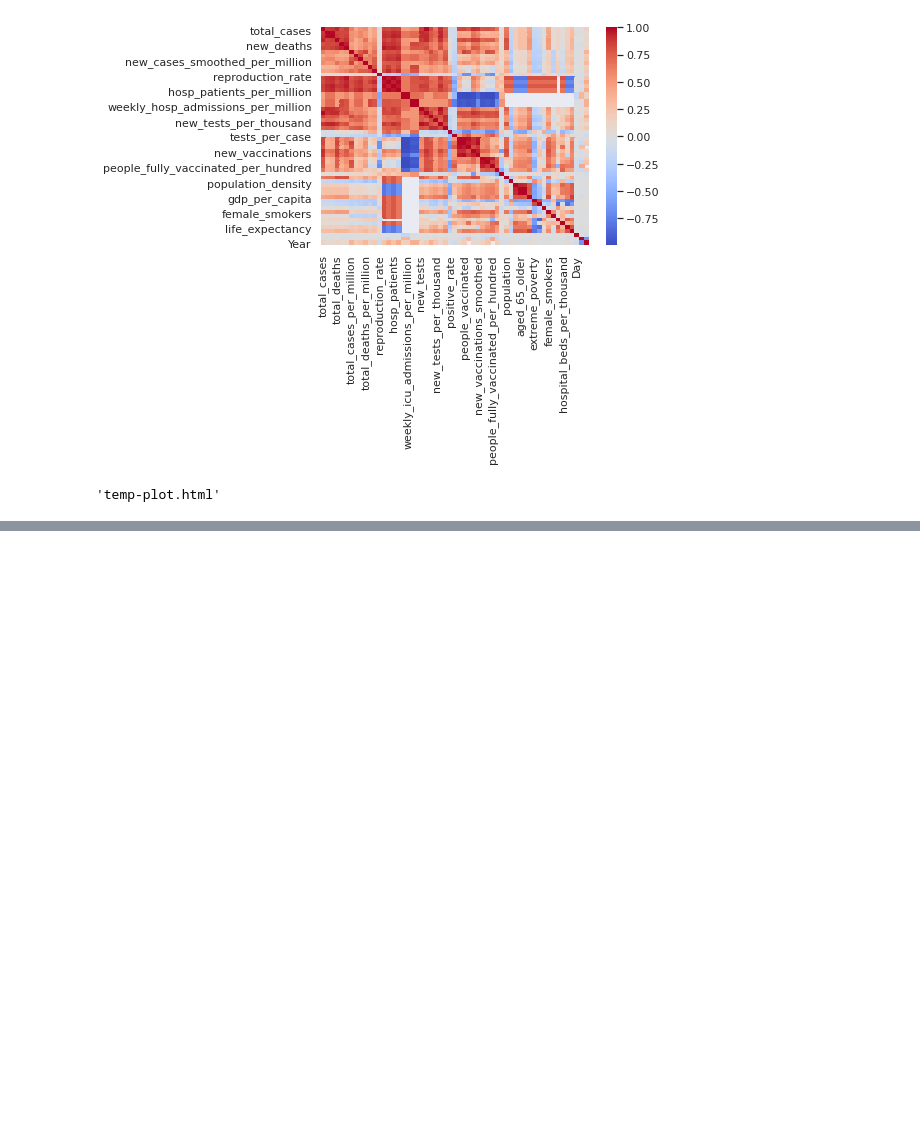
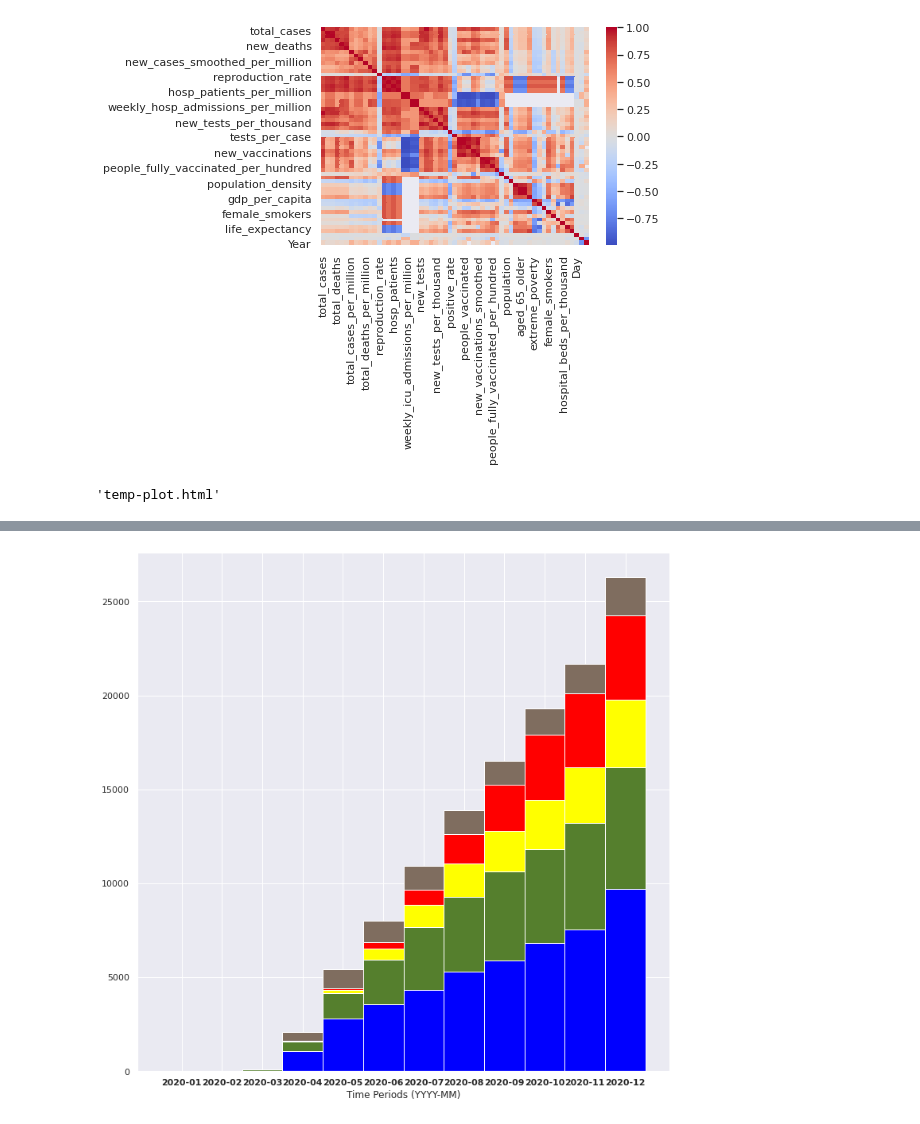
Before and after one commit to WhipSnake23/Python-Class-Project, a Jupyter notebook: Homework 5/Homework 5 Combined.ipynb, the cells around one changed output, grey strips where cells are left out. Cells and saved outputs as stored; diff of their text form; code cells hidden in the pictures; blank space fills up the shorter version.

```diff
--- a/Homework 5/Homework 5 Combined.ipynb
+++ b/Homework 5/Homework 5 Combined.ipynb
@@ -287,3 +288,9 @@ choromap = go.Figure(data = [data],layout = layout)
 plot(choromap,validate=False)
 # %% [output]
 'temp-plot.html'
+# %%
+Country1 = "USA"
+Country2 = "BRA"
+Country3 = "MEX"
+Country4 = "IND"
+Country5 = "GBR"
@@ -289,0 +345,36 @@ plot(choromap,validate=False)
+# %%
+deathsByPeriod['total_deaths1'] = deathsByPeriod['total_deaths1'].div(1000).round(0)
+deathsByPeriod['total_deaths2'] = deathsByPeriod['total_deaths2'].div(1000).round(0)
+deathsByPeriod['total_deaths3'] = deathsByPeriod['total_deaths3'].div(1000).round(0)
+deathsByPeriod['total_deaths4'] = deathsByPeriod['total_deaths4'].div(1000).round(0)
+deathsByPeriod['total_deaths5'] = deathsByPeriod['total_deaths5'].div(1000).round(0)
+# %%
+bars1 = deathsByPeriod['total_deaths1'][:12]
+bars2 = deathsByPeriod['total_deaths2'][:12]
+bars3 = deathsByPeriod['total_deaths3'][:12]
+bars4 = deathsByPeriod['total_deaths4'][:12]
+bars5 = deathsByPeriod['total_deaths5'][:12]
+# %%
+names = deathsByPeriod['YearMonth'][:12]
+#print(f"{names}")
+# %%
+barWidth = 1
+bars12 = np.add(bars1, bars2).tolist()
+bars123 = np.add(bars12, bars3).tolist()
+bars1234 = np.add(bars123, bars4).tolist()
+p = [0,1,2,3,4,5,6,7,8,9,10,11] # bar position on x-axis
+plt.subplots(figsize=(12, 12))
+plt.bar(p, bars1, color='#0000ff', edgecolor='white', width=barWidth)
+plt.bar(p, bars2, bottom=bars1, color='#557f2d', edgecolor='white', width=barWidth)
+plt.bar(p, bars3, bottom=bars12, color='#ffff00', edgecolor='white', width=barWidth)
+plt.bar(p, bars4, bottom=bars123, color='#ff0000', edgecolor='white', width=barWidth)
+plt.bar(p, bars5, bottom=bars1234, color='#7f6d5f', edgecolor='white', width=barWidth)
+
+
+# Custom X axis
+plt.xticks(p, names, fontweight='bold')
+plt.xlabel("Time Periods (YYYY-MM)")
+
+plt.show()
+# %% [output]
+[figure, added]
```
Also changed, not shown: parts of 3 cells of this notebook, 1 other file.
